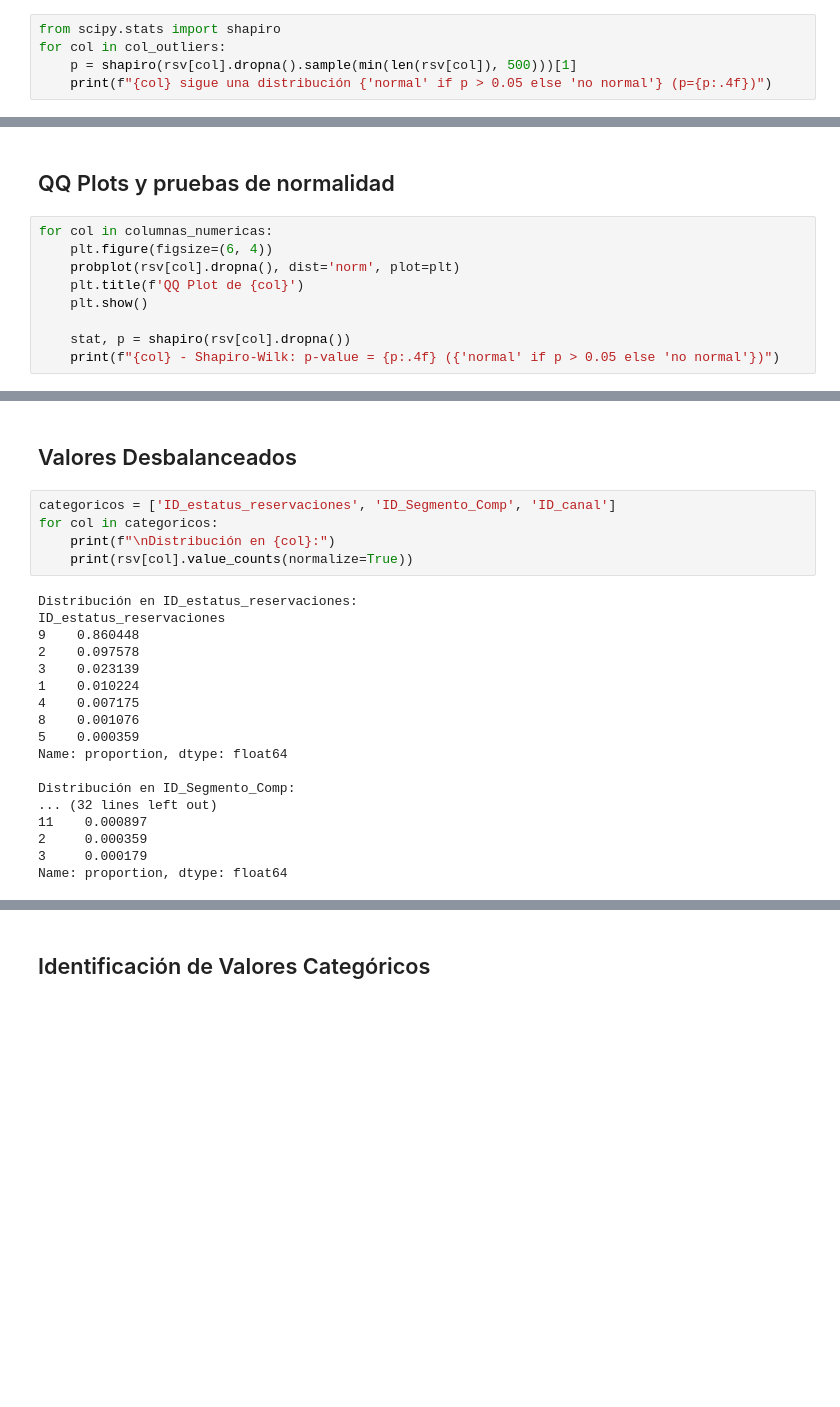
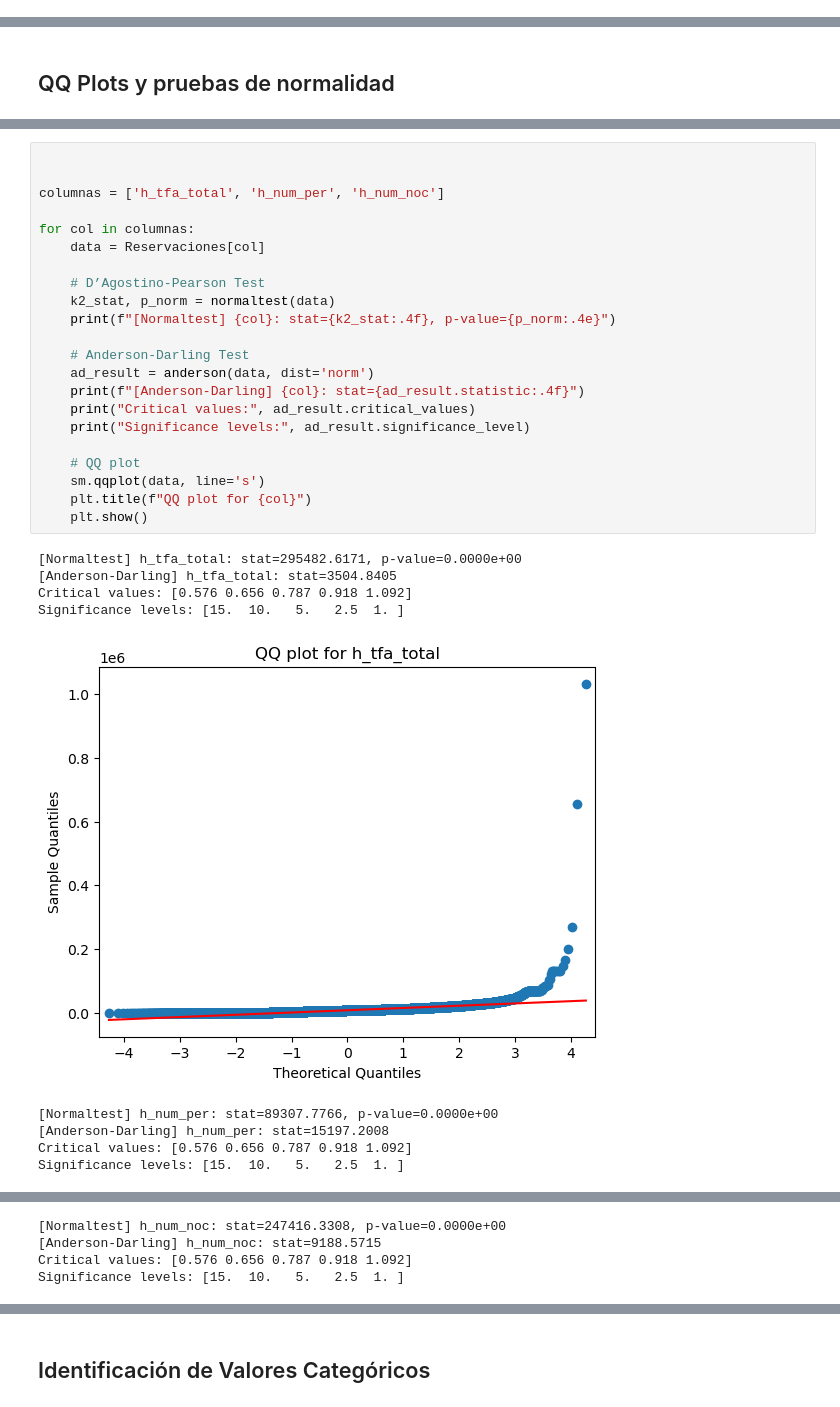
Before and after one commit to manurodrr/Clustera, a Jupyter notebook: Data Wrangling/DataWrangling.ipynb, the cells around one changed output, grey strips where cells are left out. Cells and saved outputs as stored; diff of their text form; blank space fills up the shorter version.

```diff
--- a/Data Wrangling/DataWrangling.ipynb
+++ b/Data Wrangling/DataWrangling.ipynb
@@ -325,5 +335,0 @@ h_num_noc: 139 outliers corregidos
-# %%
-from scipy.stats import shapiro
-for col in col_outliers:
-    p = shapiro(rsv[col].dropna().sample(min(len(rsv[col]), 500)))[1]
-    print(f"{col} sigue una distribución {'normal' if p > 0.05 else 'no normal'} (p={p:.4f})")
@@ -334,11 +338,2 @@ h_num_noc sigue una distribución no normal (p=0.0000)
 # %% [markdown]
 ## QQ Plots y pruebas de normalidad
-# %%
-for col in columnas_numericas:
-    plt.figure(figsize=(6, 4))
-    probplot(rsv[col].dropna(), dist='norm', plot=plt)
-    plt.title(f'QQ Plot de {col}')
-    plt.show()
-
-    stat, p = shapiro(rsv[col].dropna())
-    print(f"{col} - Shapiro-Wilk: p-value = {p:.4f} ({'normal' if p > 0.05 else 'no normal'})")
@@ -352,25 +340,32 @@ h_num_noc - Shapiro-Wilk: p-value = 0.0000 (no normal)
-# %% [markdown]
-## Valores Desbalanceados
-# %%
-categoricos = ['ID_estatus_reservaciones', 'ID_Segmento_Comp', 'ID_canal']
-for col in categoricos:
-    print(f"\nDistribución en {col}:")
-    print(rsv[col].value_counts(normalize=True))
-# %% [output]
-Distribución en ID_estatus_reservaciones:
-ID_estatus_reservaciones
-9    0.860448
-2    0.097578
-3    0.023139
-1    0.010224
-4    0.007175
-8    0.001076
-5    0.000359
-Name: proportion, dtype: float64
-
-Distribución en ID_Segmento_Comp:
-... (32 lines left out)
-11    0.000897
-2     0.000359
-3     0.000179
-Name: proportion, dtype: float64
+# %%
+
+
+columnas = ['h_tfa_total', 'h_num_per', 'h_num_noc']
+
+for col in columnas:
+    data = Reservaciones[col]
+
+    # D’Agostino-Pearson Test
+    k2_stat, p_norm = normaltest(data)
+    print(f"[Normaltest] {col}: stat={k2_stat:.4f}, p-value={p_norm:.4e}")
+
+    # Anderson-Darling Test
+    ad_result = anderson(data, dist='norm')
+    print(f"[Anderson-Darling] {col}: stat={ad_result.statistic:.4f}")
+    print("Critical values:", ad_result.critical_values)
+    print("Significance levels:", ad_result.significance_level)
+
+    # QQ plot
+    sm.qqplot(data, line='s')
+    plt.title(f"QQ plot for {col}")
+    plt.show()
+# %% [output]
+[Normaltest] h_tfa_total: stat=295482.6171, p-value=0.0000e+00
+[Anderson-Darling] h_tfa_total: stat=3504.8405
+Critical values: [0.576 0.656 0.787 0.918 1.092]
+Significance levels: [15.  10.   5.   2.5  1. ]
+[figure, added]
+[Normaltest] h_num_per: stat=89307.7766, p-value=0.0000e+00
+[Anderson-Darling] h_num_per: stat=15197.2008
+Critical values: [0.576 0.656 0.787 0.918 1.092]
+Significance levels: [15.  10.   5.   2.5  1. ]
@@ -376,0 +373,4 @@ Name: proportion, dtype: float64
+[Normaltest] h_num_noc: stat=247416.3308, p-value=0.0000e+00
+[Anderson-Darling] h_num_noc: stat=9188.5715
+Critical values: [0.576 0.656 0.787 0.918 1.092]
+Significance levels: [15.  10.   5.   2.5  1. ]
```
Also changed, not shown: parts of 72 cells of this notebook, 1 other file.
